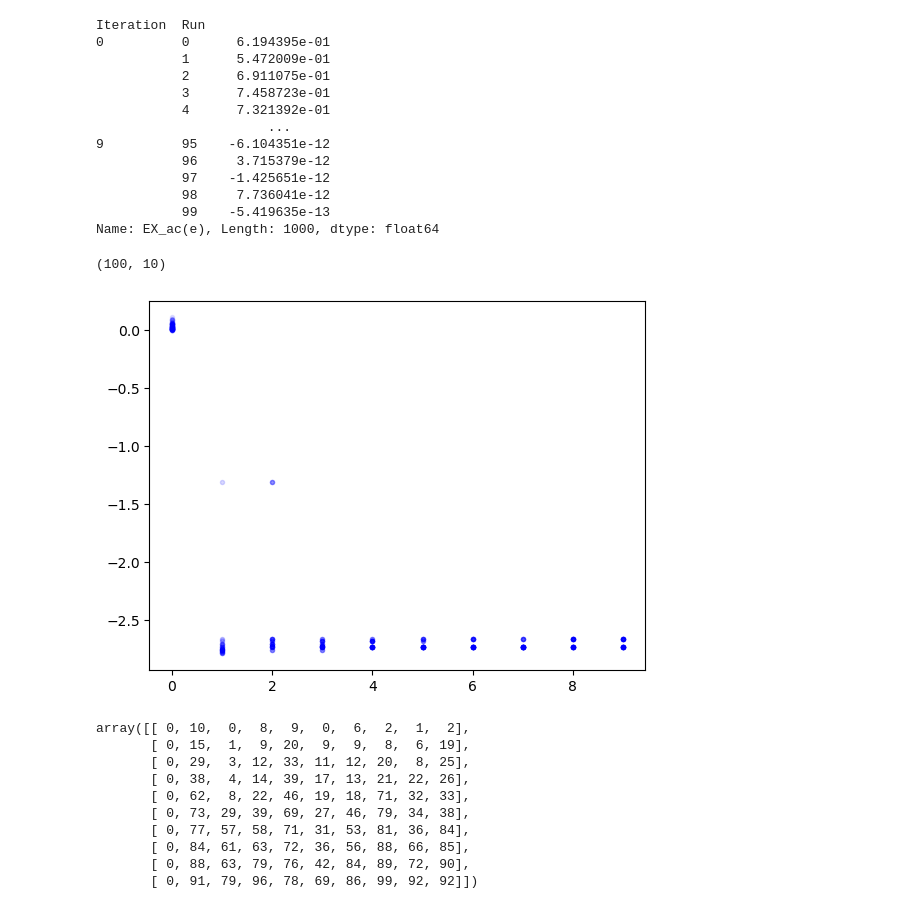
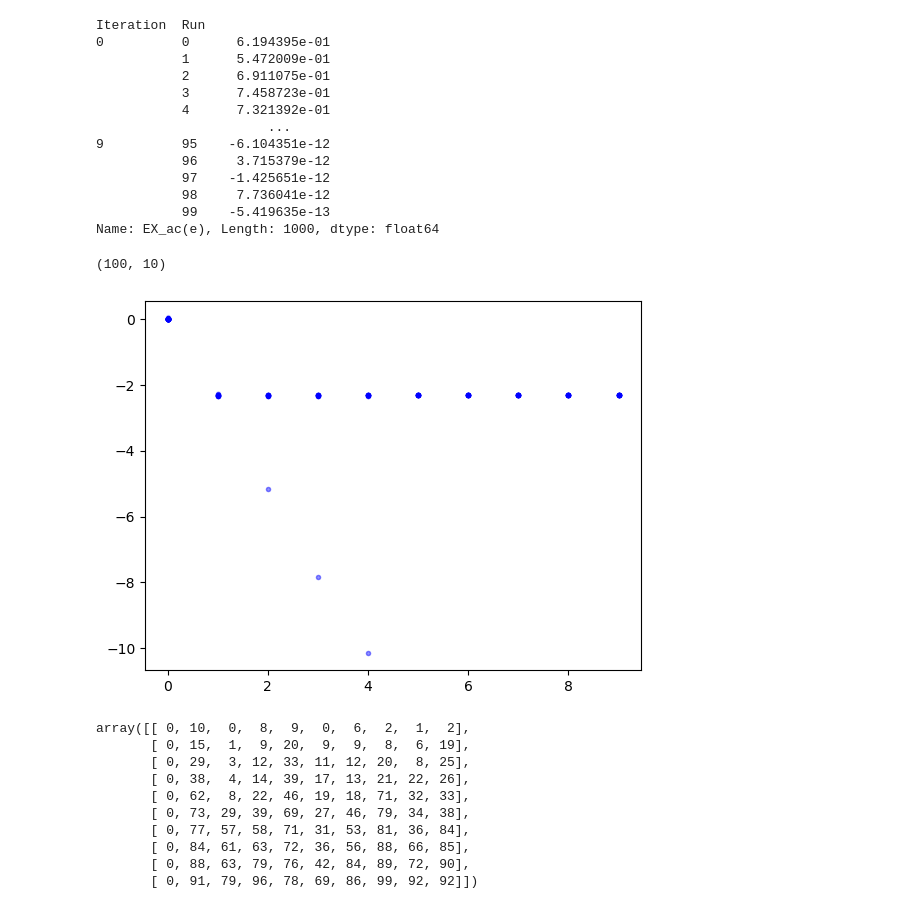
Before and after one commit to m-3-lab/iiFBA, a Jupyter notebook: Original/iiFBA_subfunctions.ipynb, the cells around one changed output. Drawn from its saved outputs; the diff is of its cells as text; code cells hidden in the pictures.

```diff
--- a/Original/iiFBA_subfunctions.ipynb
+++ b/Original/iiFBA_subfunctions.ipynb
@@ -338,7 +338,7 @@ Iteration
 Name: biomass525, dtype: float64
 # %%
 import pickle
-with open('ii_sampling_070725_0.4.pkl', 'rb') as file:
+with open('ii_sampling_070225.pkl', 'rb') as file:
 	f, F, M = pickle.load(file)
 # %%
 x = F.loc[1, :, :]["EX_ac(e)"]
@@ -405,37 +405,39 @@ iter_sums[:, 0] = F.loc[org, iter, :][flux]
 for iter in range(1, M.shape[1]):
 	for run_subset_idx in range(M.shape[0]):
 		m_ind = M[run_subset_idx, iter]
-		run_subset = range(run_subset_idx*M.shape[0], (run_subset_idx+1)*M.shape[0])
+		run_subset = range(run_subset_idx*10, (run_subset_idx+1)*10)
+
 		iter_sums[run_subset, iter] = iter_sums[m_ind, iter-1] + F.loc[org, iter, :][flux].to_numpy()[run_subset]
+		plt.plot(np.full(iter_sums[run_subset, iter].shape, iter), iter_sums[run_subset, iter],'b.',alpha=0.05)
 		plt.plot(np.full(iter_sums[run_subset, iter].shape, iter), iter_sums[run_subset, iter],'b.',alpha=0.05)
 
 
 
 
 org = 0
 flux = 'EX_ac(e)'
 # flux = 'EX_glc_D(e)'
 # flux = 'bio1'
 
 # # First iteration
 # for j in range(len(F.loc[org, 0, :][flux])):
 #     plt.plot(0,F.loc[org, 0, j][flux],'r.',alpha=0.1)
 
 # # N+1 iterations
 # for i in range(1, M.shape[1]):
 #     #dots for all flux values
 #     for j in range(len(F.loc[org, i, :][flux])):
 #         plt.plot(i,F.loc[org, i, j][flux],'r.',alpha=0.1)
 #     # #lines linking flux values
 #     # for j in range(len(F.loc[org, i, :][flux])):
 #     #     m_ind = M[int(j/M.shape[0])][i-1]
 #     #     plt.plot([i-1,i],[F.loc[org, i-1, m_ind][flux],F.loc[org, i, j][flux]],'r-',alpha=0.05)
 #
 
 iter_sums.shape
 # %% [output]
 (100, 10)
-[figure, old version]
+[figure, new version]
 # %%
 M
 # %% [output]
```
Also changed, not shown: 36 other files.
